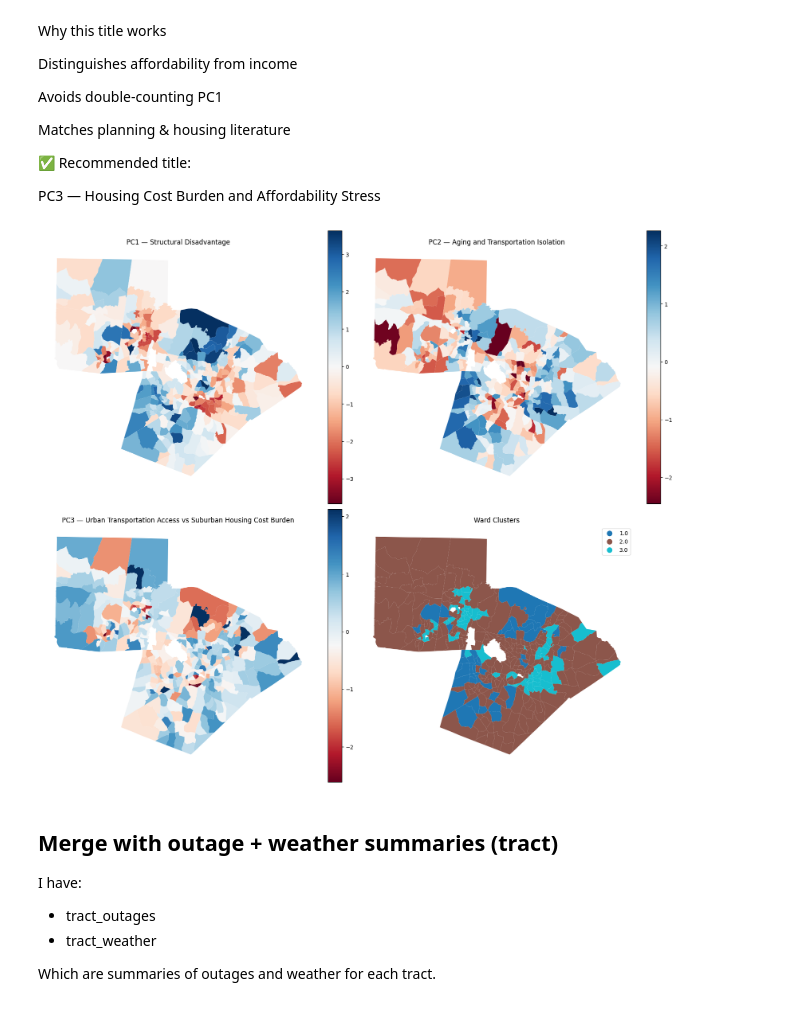
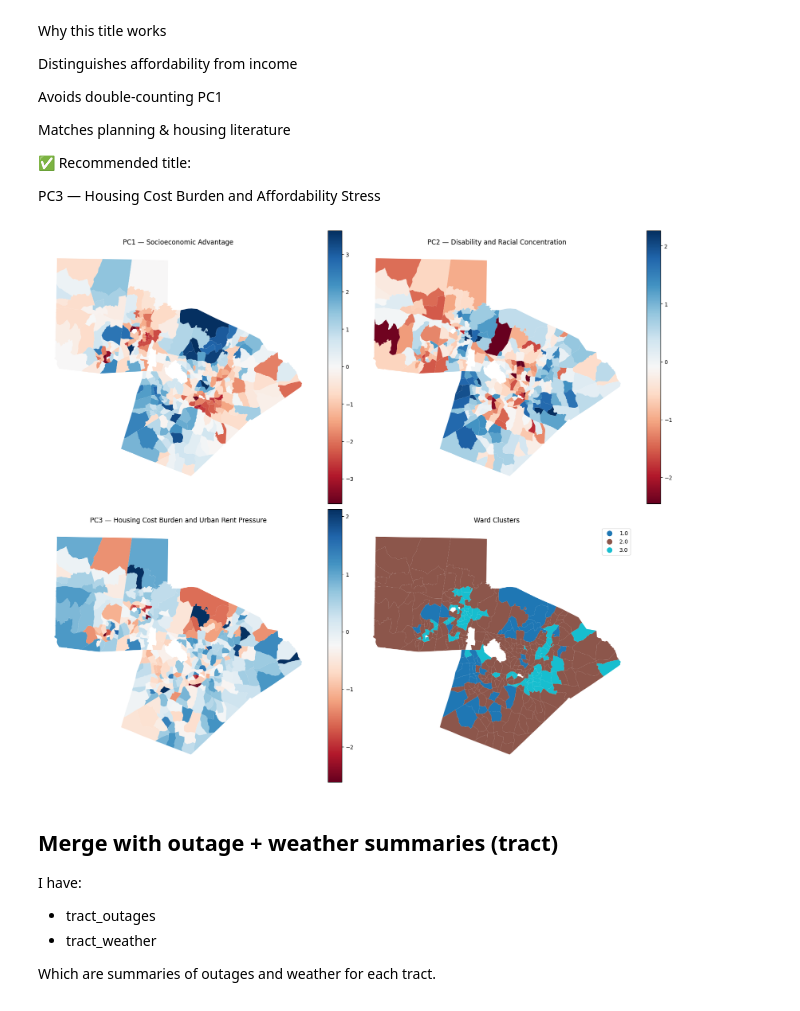
Before and after one commit to jessalynlc/MP, a Jupyter notebook: pca_socioeconomics_RTP.ipynb, the cells around one changed output. Drawn from its saved outputs; the diff is of its cells as text; code cells hidden in the pictures.

```diff
--- a/pca_socioeconomics_RTP.ipynb
+++ b/pca_socioeconomics_RTP.ipynb
@@ -570,9 +572,9 @@ fig, axes = plt.subplots(2, 2, figsize=(16, 14), constrained_layout=True)
 
 variables = ['PC1', 'PC2', 'PC3', 'hc_cluster']
 titles = [
-    'PC1 — Structural Disadvantage',
-    'PC2 — Aging and Transportation Isolation',
-    'PC3 — Urban Transportation Access vs Suburban Housing Cost Burden',
+    'PC1 — Socioeconomic Advantage',
+    'PC2 — Disability and Racial Concentration',
+    'PC3 — Housing Cost Burden and Urban Rent Pressure',
     'Ward Clusters'
 ]
 
@@ -592,34 +594,34 @@ for i, var in enumerate(variables):
             cmap='tab10',
             linewidth=0,
             edgecolor='none'
         )
     else:
         # continuous PCs with diverging colormap
         vmin = gdf[var].quantile(0.01)
         vmax = gdf[var].quantile(0.99)
         gdf.plot(
             column=var,
             ax=ax,
             cmap='RdBu',
             legend=True,
             vmin=vmin,
             vmax=vmax,
             linewidth=0,
             edgecolor='none'
         )
 
     ax.set_title(titles[i], fontsize=12)
     ax.set_axis_off()
 
 plt.savefig(
     'data_processed/socioeconomic_pca_results_RTP/rtp_pca_ward_maps.png',
     dpi=300,
     bbox_inches='tight'
 )
 
 plt.show()
 # %% [output]
-[figure, old version]
+[figure, new version]
 # %% [markdown]
 ## Merge with outage + weather summaries (tract)
 
```
Also changed, not shown: parts of 1 cell of this notebook, 2 other files.
